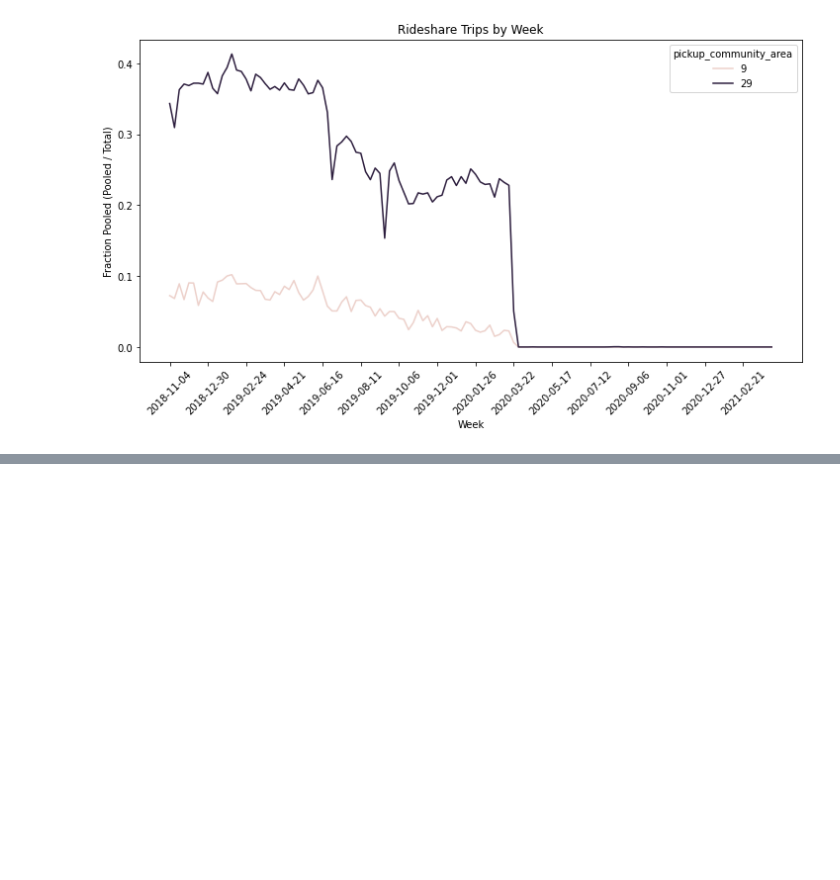
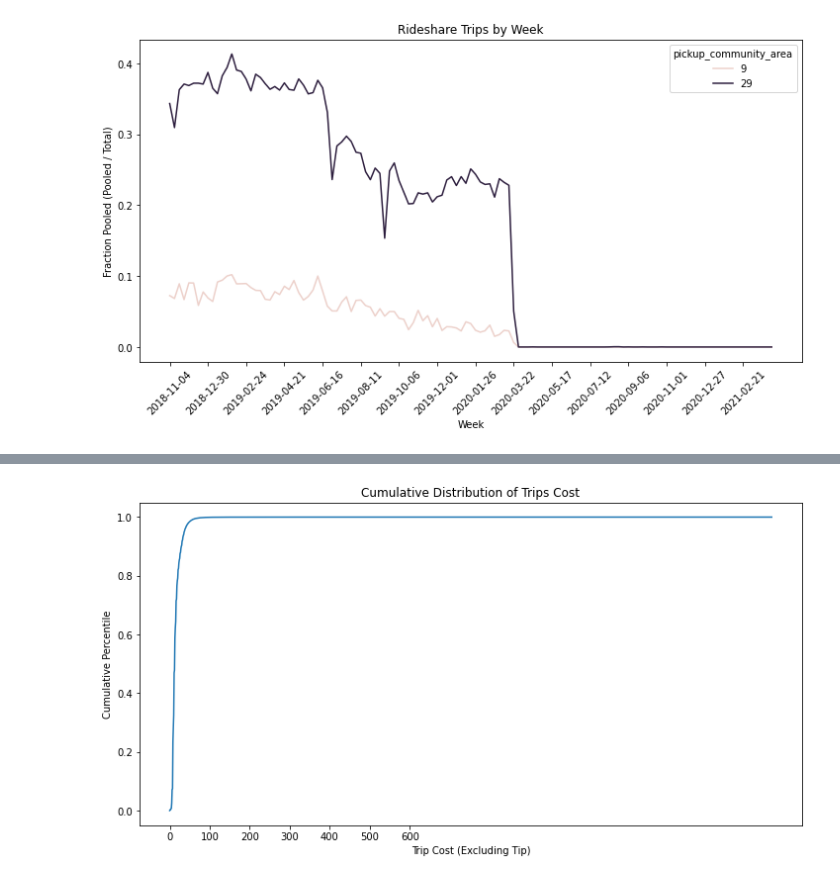
Before and after one commit to scarletstudio/transithealth, a Jupyter notebook: notebooks/vkannan3/Pooled Trips.ipynb, the cells around one changed output, grey strips where cells are left out. Cells and saved outputs as stored; diff of their text form; code cells hidden in the pictures; blank space fills up the shorter version.

```diff
--- a/notebooks/vkannan3/Pooled Trips.ipynb
+++ b/notebooks/vkannan3/Pooled Trips.ipynb
@@ -212,0 +267,5 @@ plt.show()
+# %%
+df_cost_cum = df_cost_view.sort_values(by="ceil_trip_cost_no_tip", ascending=True)
+df_cost_cum["cumsum"] = df_cost_cum["count"].cumsum()
+df_cost_cum["sum"] = df_cost_cum["count"].sum()
+df_cost_cum["pct"] = df_cost_cum["cumsum"] / df_cost_cum["sum"]
@@ -212,0 +281,11 @@ plt.show()
+# %%
+sns.lineplot(data=df_cost_cum, x="ceil_trip_cost_no_tip", y="pct")
+plt.title("Cumulative Distribution of Trips Cost")
+plt.xlabel("Trip Cost (Excluding Tip)")
+plt.ylabel("Cumulative Percentile")
+plt.xticks(np.arange(0, len(df_cost_cum), 100))
+plt.ticklabel_format(style="plain", axis="y")
+plt.gcf().set_size_inches(12, 6)
+plt.show()
+# %% [output]
+[figure, added]
```
Also changed, not shown: parts of 16 cells of this notebook, 11 other files.
